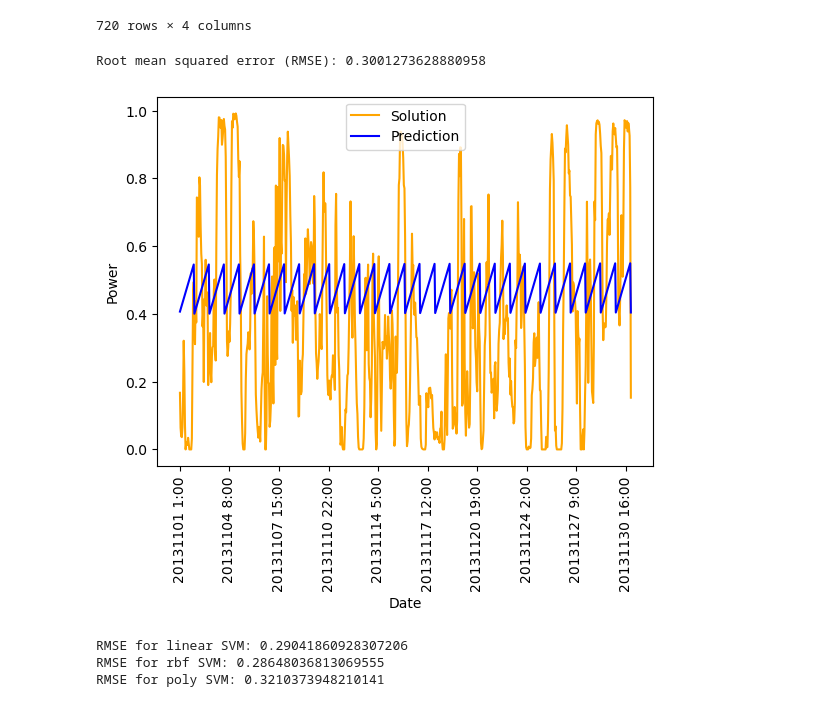
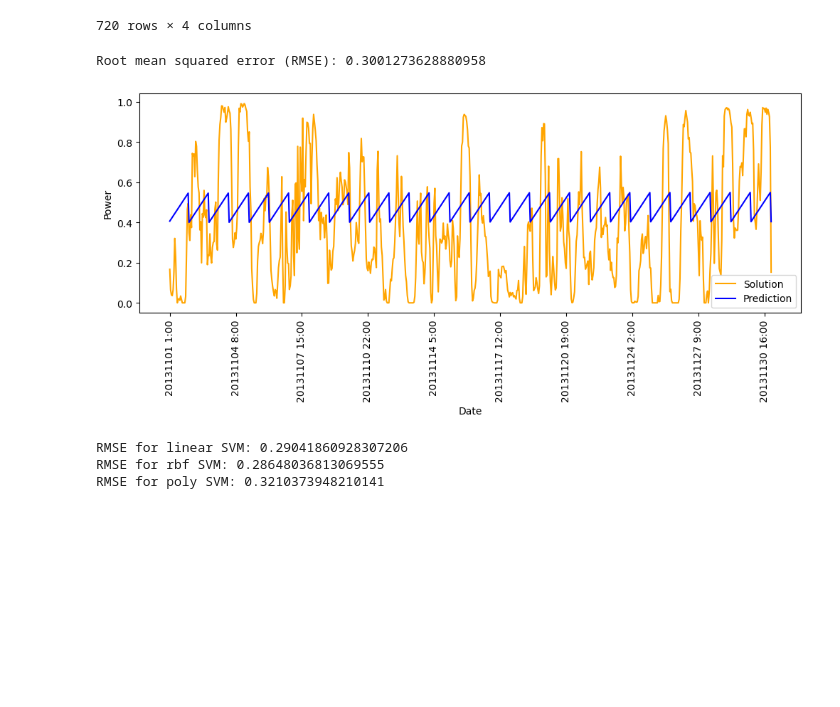
Before and after one commit to danny1401/IN5410-Assignment2, a Jupyter notebook: Task3/task3.ipynb, the cells around one changed output. Saved outputs shown, nothing was run; the diff lists cells and outputs as text; code cells hidden in the pictures; blank space fills up the shorter version.

```diff
--- a/Task3/task3.ipynb
+++ b/Task3/task3.ipynb
@@ -104,27 +104,27 @@ X_test = scaler.transform(X_test)
 # %%
 """ Linear Regression """
 # Train the linear regression model
 LR_model = LinearRegression()
 LR_model.fit(X_train, y_train)
 
 # Prediction
 LR_y_pred = LR_model.predict(X_test)
 
 # Evaluate the model
 print('Root mean squared error (RMSE):', np.sqrt(mean_squared_error(dfSolution['POWER'], LR_y_pred)))
 
 # Plotting
-plt.figure()
+plt.figure(figsize=(12, 4))
 plt.plot(dfWFI['TIMESTAMP'], dfSolution['POWER'], label='Solution', color='orange')
 plt.plot(dfWFI['TIMESTAMP'], LR_y_pred, label='Prediction', color='b')
 plt.xlabel('Date')
 plt.ylabel('Power')
 plt.xticks(dfWFI['TIMESTAMP'][::79],  rotation='vertical')
 plt.legend()
 plt.show()
 # %% [output]
 Root mean squared error (RMSE): 0.3001273628880958
-[figure, old version]
+[figure, new version]
 # %%
 """ Supported Vector Regression """
 # Train the SVR model
```
Also changed, not shown: parts of 1 cell of this notebook.
